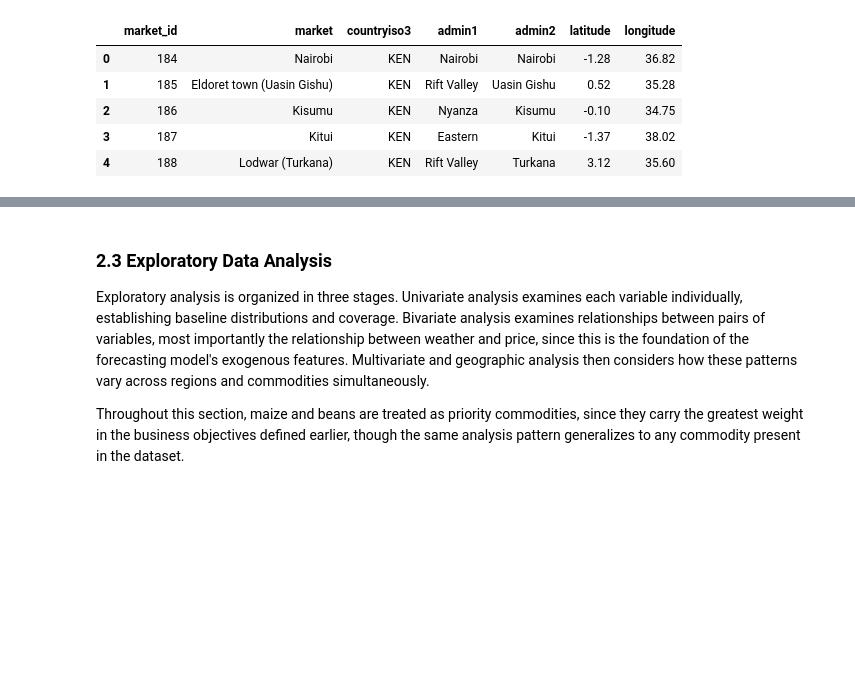
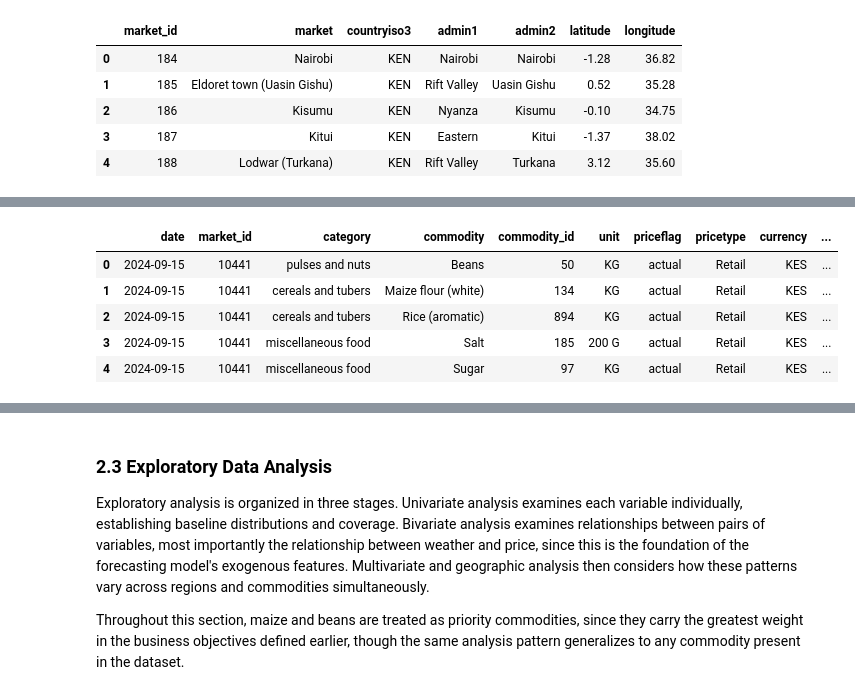
Before and after one commit to kevinkiplangat432/Predictive-Time-Series-Pipeline-using-a-Dual-Input-LSTM-and-Geospatial-Mapping, a Jupyter notebook: kenyan_prices_food.ipynb, the cells around one changed output, grey strips where cells are left out. Cells and saved outputs as stored; diff of their text form; code cells hidden in the pictures; blank space fills up the shorter version.

```diff
--- a/kenyan_prices_food.ipynb
+++ b/kenyan_prices_food.ipynb
@@ -497,0 +604,19 @@ Cleaned market dataset shape: (279, 7)
+# %%
+# Remove rows missing essential information for forecasting
+prices_markets = prices_markets.dropna(
+    subset=[
+        "date",
+        "market_id",
+        "market",
+        "commodity",
+        "price"
+    ]
+)
+display(prices_markets.head())
+# %% [output]
+|  | date | market_id | category | commodity | commodity_id | unit | priceflag | pricetype | currency | ... |
+| 0 | 2024-09-15 | 10441 | pulses and nuts | Beans | 50 | KG | actual | Retail | KES | ... |
+| 1 | 2024-09-15 | 10441 | cereals and tubers | Maize flour (white) | 134 | KG | actual | Retail | KES | ... |
+| 2 | 2024-09-15 | 10441 | cereals and tubers | Rice (aromatic) | 894 | KG | actual | Retail | KES | ... |
+| 3 | 2024-09-15 | 10441 | miscellaneous food | Salt | 185 | 200 G | actual | Retail | KES | ... |
+| 4 | 2024-09-15 | 10441 | miscellaneous food | Sugar | 97 | KG | actual | Retail | KES | ... |
```
Also changed, not shown: parts of 9 cells of this notebook.
